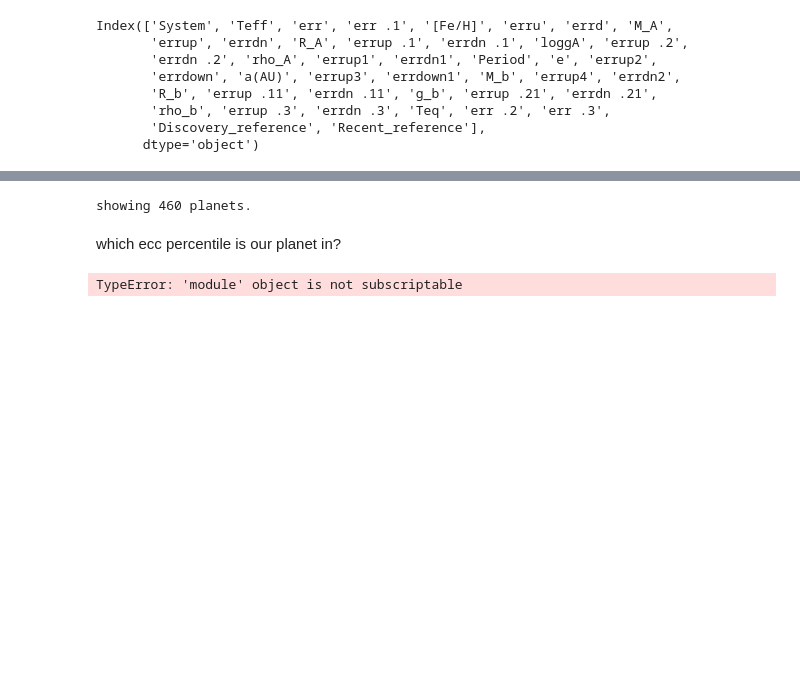
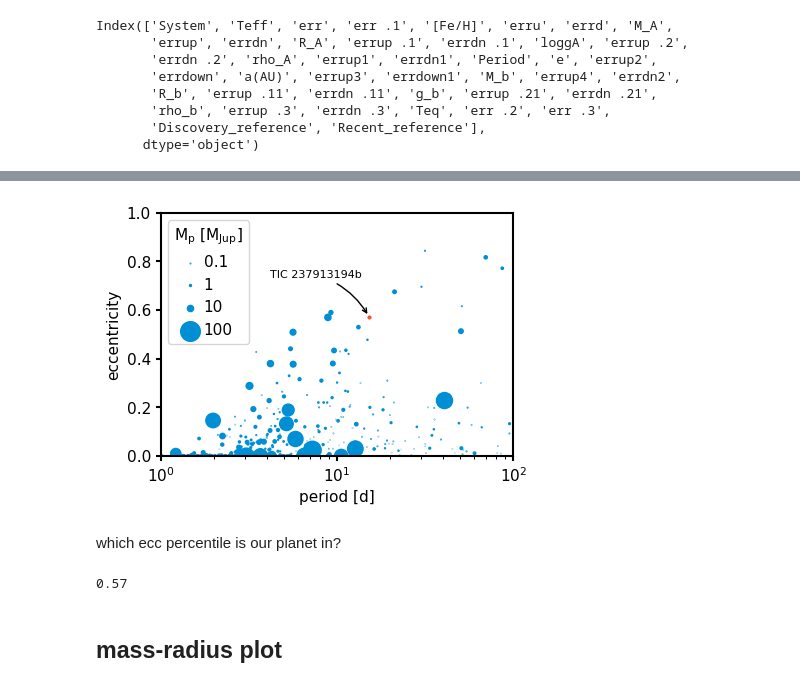
Before and after one commit to matiscke/eccentricWarmJupiter, a Jupyter notebook: 20200312_WINEpaper.ipynb, the cells around one changed output, grey strips where cells are left out. Cells and saved outputs as stored; diff of their text form; code cells hidden in the pictures; blank space fills up the shorter version.

```diff
--- a/20200312_WINEpaper.ipynb
+++ b/20200312_WINEpaper.ipynb
@@ -1455,7 +1357,7 @@ np.median(results.posteriors['posterior_samples']['transittime_p1'])
 # %% [markdown]
 use TEPCat catalog of well-characterized planets (https://www.astro.keele.ac.uk/jkt/tepcat/html-catalogue.html)
 # %%
-TEPCat =  pd.read_csv('/Users/schlecker/repos/notebooks/data/TEPcat_allplanets.csv')
+TEPCat =  pd.read_csv(datafolder + 'TEPcat_allplanets.csv')
 TEPCat.columns = [c.strip() for c in TEPCat.columns]
 
 # unfortunately, there are duplicate column names in the TEPCat catalog. What follows is an ugly hack to overcome that.
@@ -1494,4 +1396,5 @@ e, e_err_up, e_err_lo = juliet.utils.get_quantiles(results.posteriors['posterior
 M, M_err_up, M_err_lo = juliet.utils.get_quantiles(results.posteriors['posterior_samples']['mass_mj_p1'])
 
 fig, ax = plots.plot_periodEcc(TEPCat, P=P, e=e, P_err=[P_err_up, P_err_lo], e_err=[e_err_up, e_err_lo], M=M, color=None)#color='Teff')
+fig
 # %% [output]
@@ -1499,2 +1402,2 @@ WARNING:matplotlib.font_manager:findfont: Font family ['normal'] not found. Fall
-showing 460 planets.
+[figure, added]
 # %%
@@ -1504,9 +1407,11 @@ which ecc percentile is our planet in?
 # %%
 tep = TEPCat.copy()
 # same filtering as in the plot
-tep = c[~((tep.e ==0) & (tep.errup2 > 0) | (tep.e < 0))]
-# tep = c[tep.Teff.between(5200,6000)]
-tep = c[tep.M_b > 0]
+tep = tep[~((tep.e ==0) & (tep.errup2 > 0) | (tep.e < 0))]
+# tep = tep[tep.Teff.between(5200,6000)]
+tep = tep[tep.M_b > 0]
 tep.e.quantile(.98, interpolation='nearest')
 # %% [output]
-TypeError: 'module' object is not subscriptable
+0.57
+# %% [markdown]
+## mass-radius plot
```
Also changed, not shown: parts of 26 cells of this notebook, 4 other files.
